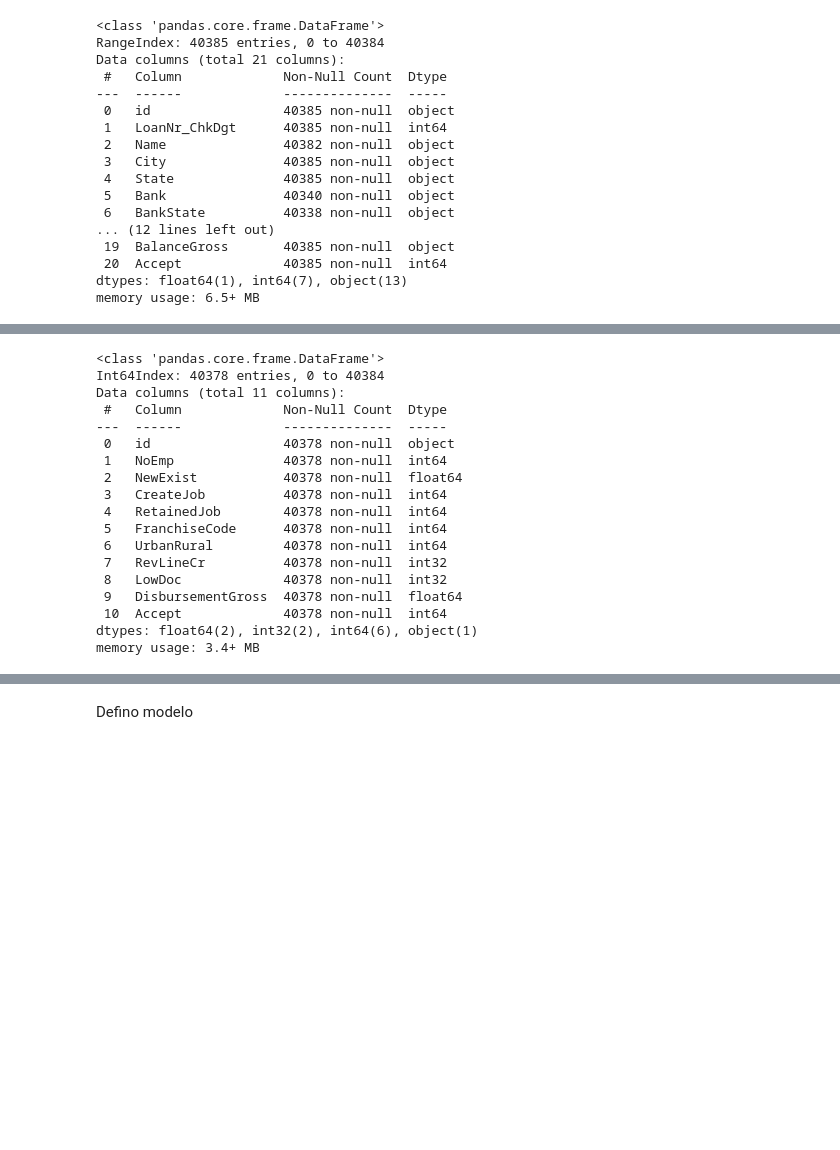
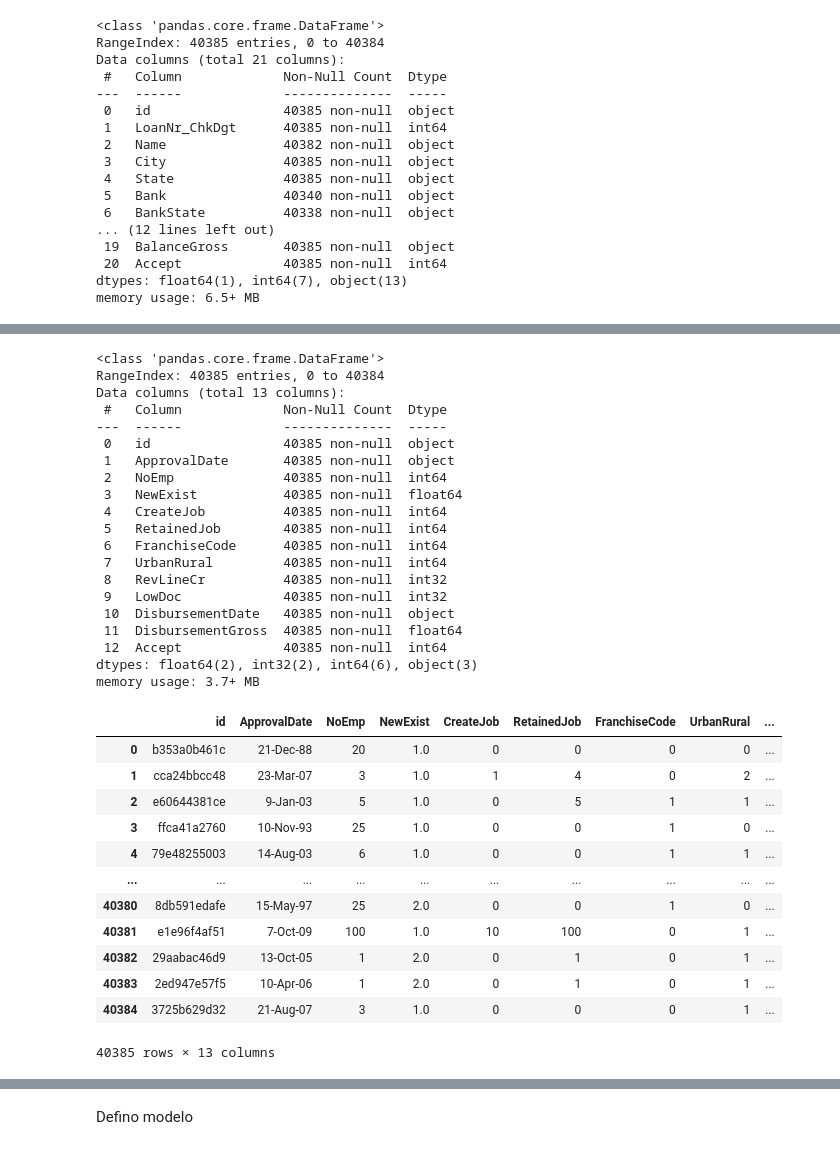
Before and after one commit to steanleo/KaggleChallenge, a Jupyter notebook: notebook/Reto_creditos.ipynb, the cells around one changed output, grey strips where cells are left out. Cells and saved outputs as stored; diff of their text form; code cells hidden in the pictures; blank space fills up the shorter version.

```diff
--- a/notebook/Reto_creditos.ipynb
+++ b/notebook/Reto_creditos.ipynb
@@ -171,0 +231,3 @@ original_data.describe()
+# %%
+df['LowDoc'].fillna('N', inplace=True)
+df['LowDoc'].isnull().any()
@@ -171,0 +245,3 @@ original_data.describe()
+# %%
+df['RevLineCr'].fillna('N', inplace=True)
+df['RevLineCr'].isnull().any()
@@ -172 +257,4 @@ original_data.describe()
+# %%
+#So, let's drop it
+df.drop(['BalanceGross'], axis=1, inplace=True)
 # %% [markdown]
@@ -210,21 +298,38 @@ original_data = original_data.dropna()
-# %%
-original_data.info()
-# %% [output]
-<class 'pandas.core.frame.DataFrame'>
-Int64Index: 40378 entries, 0 to 40384
-Data columns (total 11 columns):
- #   Column             Non-Null Count  Dtype
----  ------             --------------  -----
- 0   id                 40378 non-null  object
- 1   NoEmp              40378 non-null  int64
- 2   NewExist           40378 non-null  float64
- 3   CreateJob          40378 non-null  int64
- 4   RetainedJob        40378 non-null  int64
- 5   FranchiseCode      40378 non-null  int64
- 6   UrbanRural         40378 non-null  int64
- 7   RevLineCr          40378 non-null  int32
- 8   LowDoc             40378 non-null  int32
- 9   DisbursementGross  40378 non-null  float64
- 10  Accept             40378 non-null  int64
-dtypes: float64(2), int32(2), int64(6), object(1)
-memory usage: 3.4+ MB
+# %%
+df.info()
+df.isnull().any()
+df
+# %% [output]
+<class 'pandas.core.frame.DataFrame'>
+RangeIndex: 40385 entries, 0 to 40384
+Data columns (total 13 columns):
+ #   Column             Non-Null Count  Dtype
+---  ------             --------------  -----
+ 0   id                 40385 non-null  object
+ 1   ApprovalDate       40385 non-null  object
+ 2   NoEmp              40385 non-null  int64
+ 3   NewExist           40385 non-null  float64
+ 4   CreateJob          40385 non-null  int64
+ 5   RetainedJob        40385 non-null  int64
+ 6   FranchiseCode      40385 non-null  int64
+ 7   UrbanRural         40385 non-null  int64
+ 8   RevLineCr          40385 non-null  int32
+ 9   LowDoc             40385 non-null  int32
+ 10  DisbursementDate   40385 non-null  object
+ 11  DisbursementGross  40385 non-null  float64
+ 12  Accept             40385 non-null  int64
+dtypes: float64(2), int32(2), int64(6), object(3)
+memory usage: 3.7+ MB
+|  | id | ApprovalDate | NoEmp | NewExist | CreateJob | RetainedJob | FranchiseCode | UrbanRural | ... |
+| 0 | b353a0b461c | 21-Dec-88 | 20 | 1.0 | 0 | 0 | 0 | 0 | ... |
+| 1 | cca24bbcc48 | 23-Mar-07 | 3 | 1.0 | 1 | 4 | 0 | 2 | ... |
+| 2 | e60644381ce | 9-Jan-03 | 5 | 1.0 | 0 | 5 | 1 | 1 | ... |
+| 3 | ffca41a2760 | 10-Nov-93 | 25 | 1.0 | 0 | 0 | 1 | 0 | ... |
+| 4 | 79e48255003 | 14-Aug-03 | 6 | 1.0 | 0 | 0 | 1 | 1 | ... |
+| ... | ... | ... | ... | ... | ... | ... | ... | ... | ... |
+| 40380 | 8db591edafe | 15-May-97 | 25 | 2.0 | 0 | 0 | 1 | 0 | ... |
+| 40381 | e1e96f4af51 | 7-Oct-09 | 100 | 1.0 | 10 | 100 | 0 | 1 | ... |
+| 40382 | 29aabac46d9 | 13-Oct-05 | 1 | 2.0 | 0 | 1 | 0 | 1 | ... |
+| 40383 | 2ed947e57f5 | 10-Apr-06 | 1 | 2.0 | 0 | 1 | 0 | 1 | ... |
+| 40384 | 3725b629d32 | 21-Aug-07 | 3 | 1.0 | 0 | 0 | 0 | 1 | ... |
+40385 rows × 13 columns
```
Also changed, not shown: parts of 32 cells of this notebook, 1 other file.
